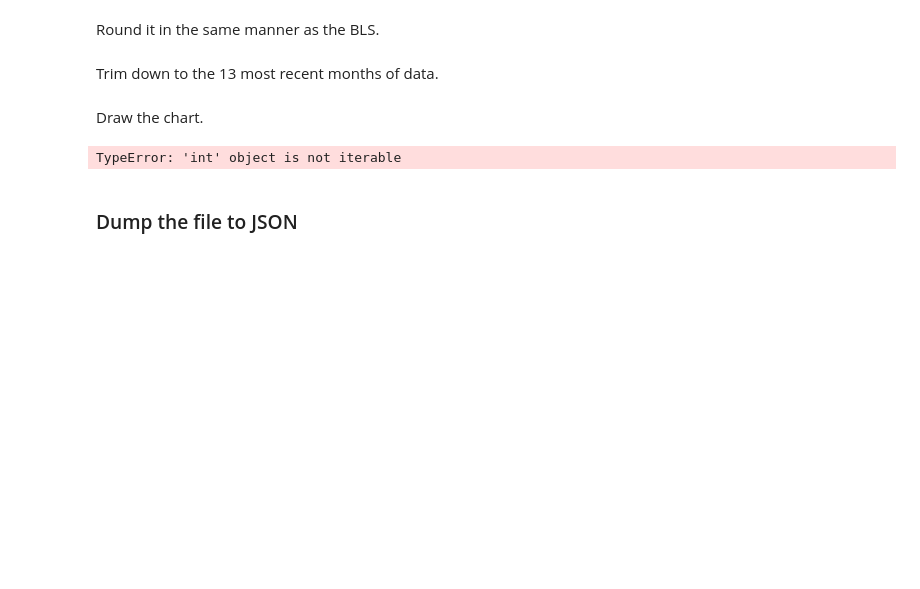
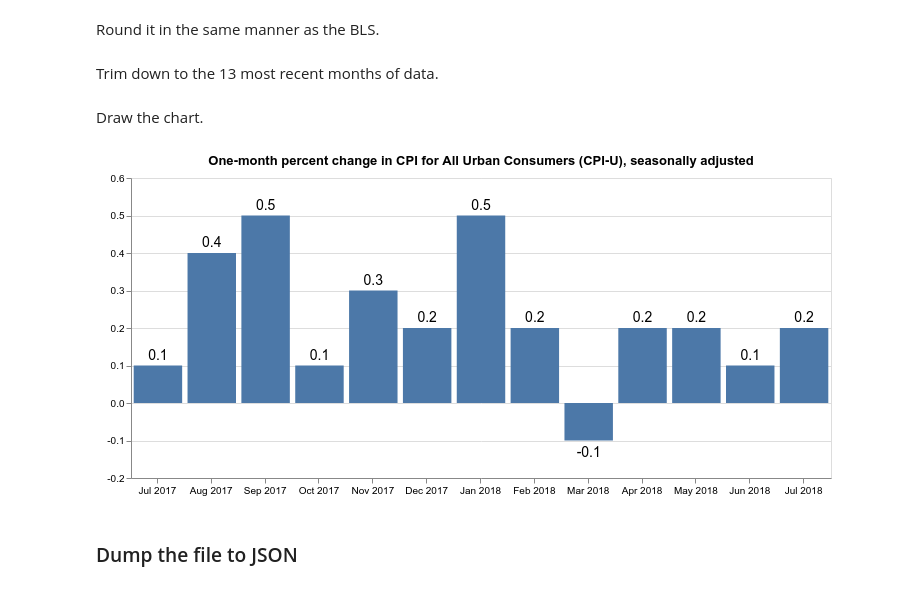
Before and after one commit to palewire/cpi, a Jupyter notebook: notebooks/analysis.ipynb, the cells around one changed output. Cells and saved outputs as stored; diff of their text form; code cells hidden in the pictures; blank space fills up the shorter version.

```diff
--- a/notebooks/analysis.ipynb
+++ b/notebooks/analysis.ipynb
@@ -63,38 +63,48 @@ Draw the chart.
 # %%
 base = alt.Chart(
     last_13,
     title="One-month percent change in CPI for All Urban Consumers (CPI-U), seasonally adjusted"
 ).properties(width=700)
 
 bars = base.mark_bar().encode(
     x=alt.X(
         "date:O",
         timeUnit="yearmonth",
-        axis=alt.Axis(title=None, labelAngle=0, format="%b %y"),
+        axis=alt.Axis(title=None, labelAngle=0),
     ),
     y=alt.Y(
         "pct_change_rounded:Q",
         axis=alt.Axis(title=None),
         scale=alt.Scale(domain=[
             last_13['pct_change'].min()-0.1,
             last_13['pct_change'].max()+0.05
         ])
     )
 )
 
 text = base.encode(
     x=alt.X("date:O", timeUnit="yearmonth"),
     y="pct_change_rounded:Q",
-    text='pct_change_rounded',
+    text='pct_change_rounded'
+)
+
+textAbove = text.transform_filter(alt.datum.pct_change > 0).mark_text(
     align='center',
     baseline='middle',
     fontSize=14,
-    dy=alt.condition(alt.datum.pct_change_rounded >= 0, 12, -10)
+    dy=-10
 )
 
-bars + text
+textBelow = text.transform_filter(alt.datum.pct_change < 0).mark_text(
+    align='center',
+    baseline='middle',
+    fontSize=14,
+    dy=12
+)
+
+bars + textAbove + textBelow
 # %% [output]
-TypeError: 'int' object is not iterable
+[figure, added]
 # %% [markdown]
 ### Dump the file to JSON
 # %%
```
Also changed, not shown: 1 other file.
